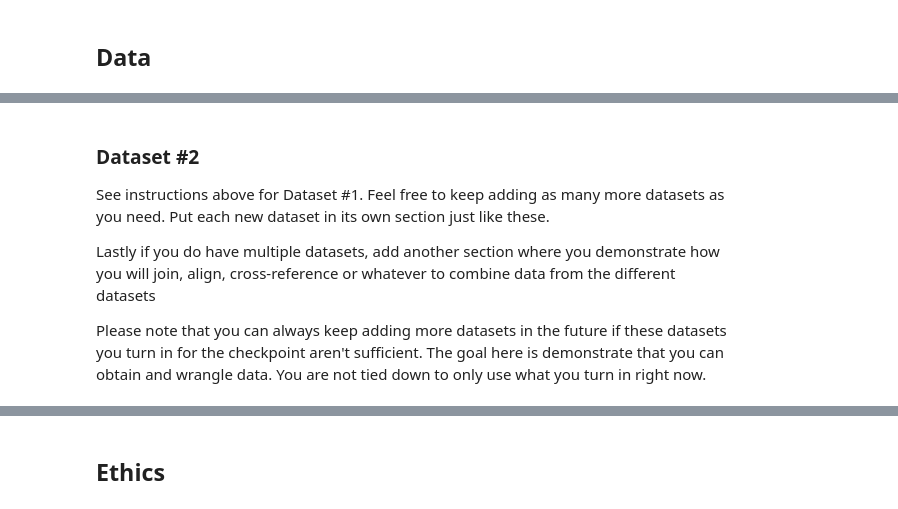
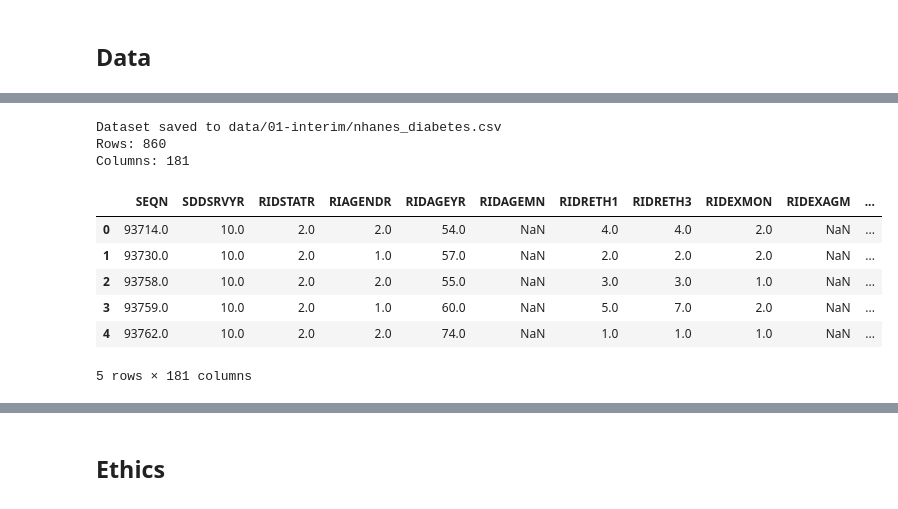
Before and after one commit to COGS108/Group025_WI26, a Jupyter notebook: 01-DataCheckpoint.ipynb, the cells around one changed output, grey strips where cells are left out. Drawn from its saved outputs; the diff is of its cells as text; code cells hidden in the pictures.

Commit message:
Update data cleaning and checkpoint notebooks

```diff
--- a/01-DataCheckpoint.ipynb
+++ b/01-DataCheckpoint.ipynb
@@ -120,10 +154,20 @@ Instructions:
 # %%
 ## YOUR CODE TO LOAD/CLEAN/TIDY/WRANGLE THE DATA GOES HERE
+import clean_data
+import pandas as pd
+
+clean_data.clean()
+
+df = pd.read_csv("data/01-interim/nhanes_diabetes.csv")
+df.head()
+# %% [output]
+Dataset saved to data/01-interim/nhanes_diabetes.csv
+Rows: 860
+Columns: 181
+|  | SEQN | SDDSRVYR | RIDSTATR | RIAGENDR | RIDAGEYR | RIDAGEMN | RIDRETH1 | RIDRETH3 | RIDEXMON | RIDEXAGM | ... |
+| 0 | 93714.0 | 10.0 | 2.0 | 2.0 | 54.0 | NaN | 4.0 | 4.0 | 2.0 | NaN | ... |
+| 1 | 93730.0 | 10.0 | 2.0 | 1.0 | 57.0 | NaN | 2.0 | 2.0 | 2.0 | NaN | ... |
+| 2 | 93758.0 | 10.0 | 2.0 | 2.0 | 55.0 | NaN | 3.0 | 3.0 | 1.0 | NaN | ... |
+| 3 | 93759.0 | 10.0 | 2.0 | 1.0 | 60.0 | NaN | 5.0 | 7.0 | 2.0 | NaN | ... |
+| 4 | 93762.0 | 10.0 | 2.0 | 2.0 | 74.0 | NaN | 1.0 | 1.0 | 1.0 | NaN | ... |
+5 rows × 181 columns
-# %% [markdown]
-### Dataset #2
-
-See instructions above for Dataset #1.  Feel free to keep adding as many more datasets as you need.  Put each new dataset in its own section just like these.
-
-Lastly if you do have multiple datasets, add another section where you demonstrate how you will join, align, cross-reference or whatever to combine data from the different datasets
-
-Please note that you can always keep adding more datasets in the future if these datasets you turn in for the checkpoint aren't sufficient.  The goal here is demonstrate that you can obtain and wrangle data.  You are not tied down to only use what you turn in right now.
```
Also changed, not shown: parts of 22 cells of this notebook, 3 other files.
